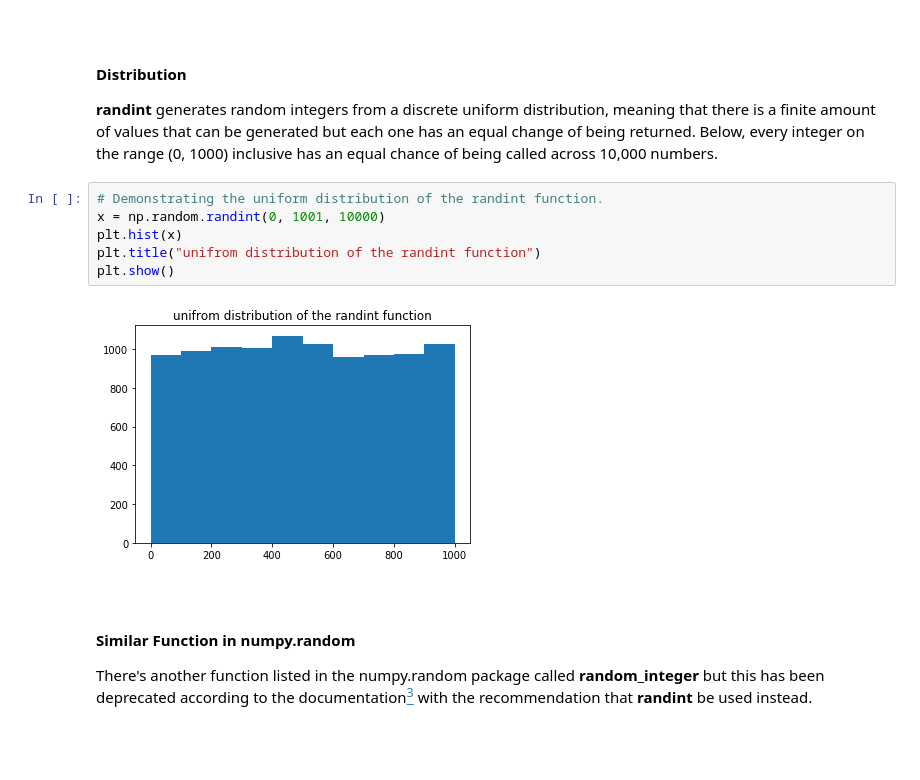
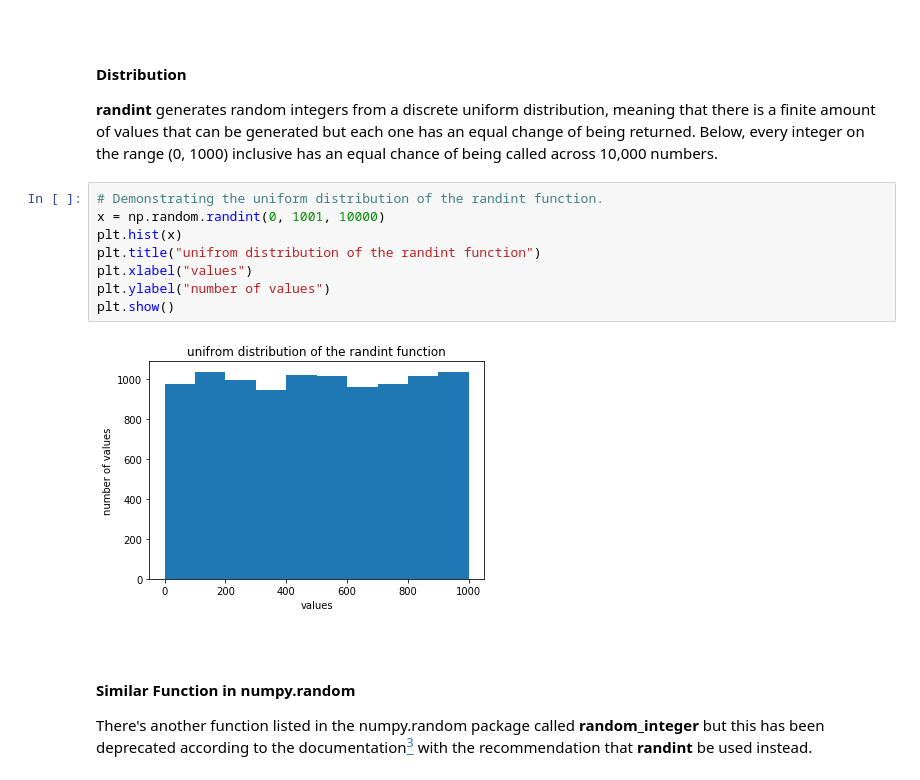
Before and after one commit to jennifer-ryan/numpy.random-project, a Jupyter notebook: numpy.random.ipynb, the cells around one changed output. Cells and saved outputs as stored; diff of their text form; blank space fills up the shorter version.

```diff
--- a/numpy.random.ipynb
+++ b/numpy.random.ipynb
@@ -382,11 +388,13 @@ print(sys.getsizeof(z))
 # %%
 # Demonstrating the uniform distribution of the randint function.
 x = np.random.randint(0, 1001, 10000)
 plt.hist(x)
 plt.title("unifrom distribution of the randint function")
+plt.xlabel("values")
+plt.ylabel("number of values")
 plt.show()
 # %% [output]
-[figure, old version]
+[figure, new version]
 # %% [markdown]
 <br>
 
```
Also changed, not shown: parts of 25 cells of this notebook.
